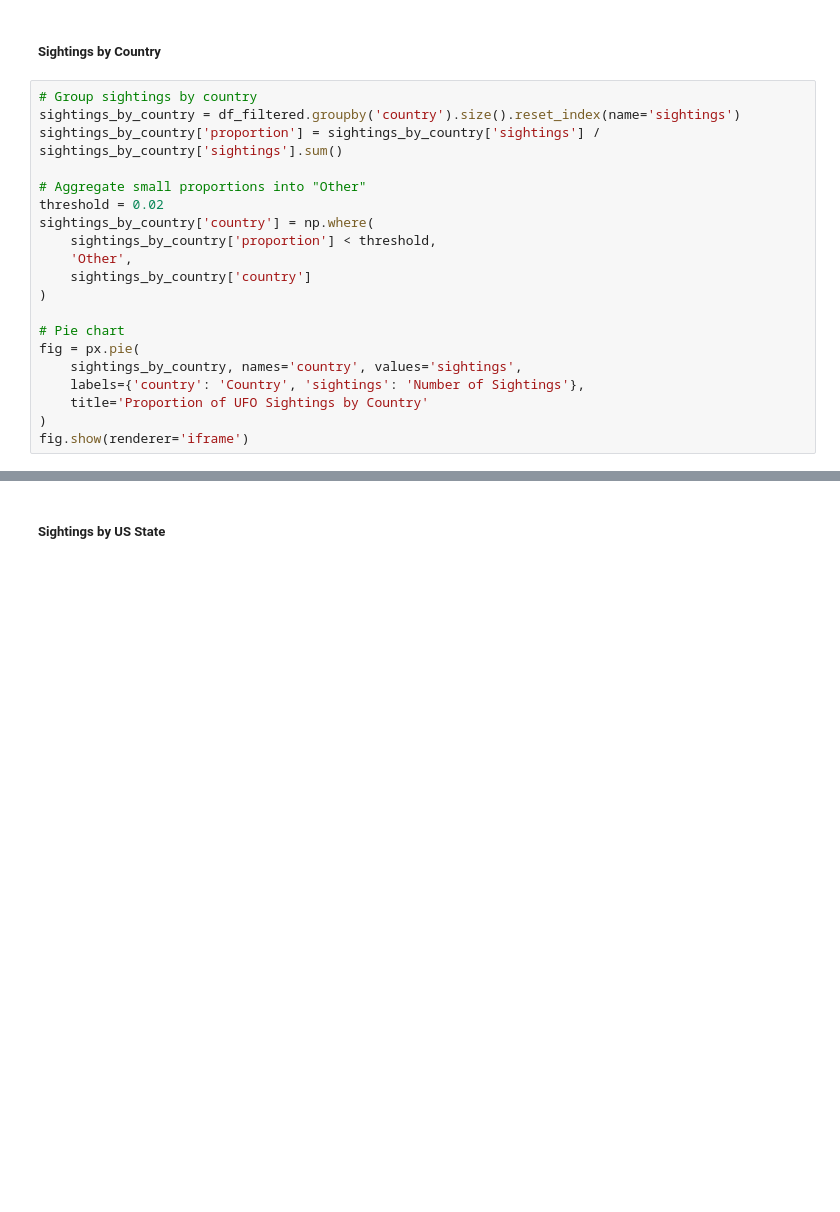
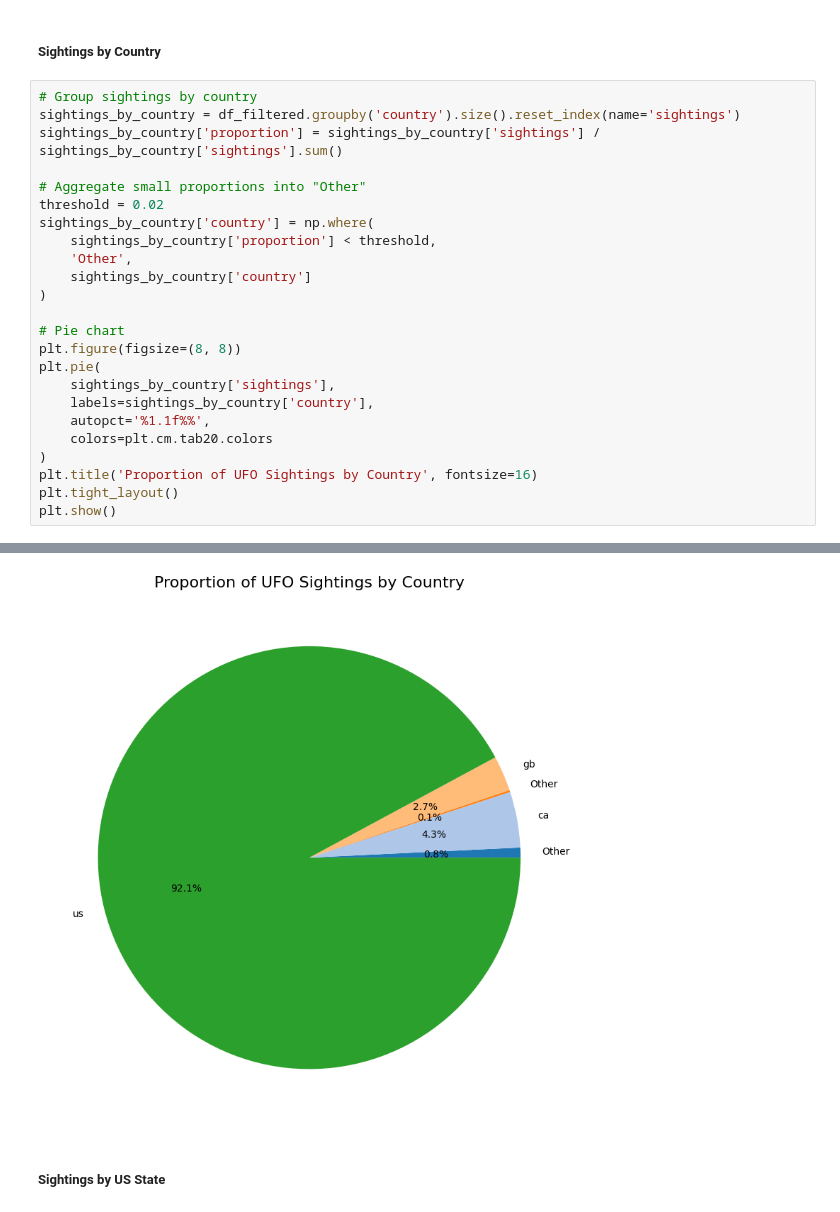
Before and after one commit to Sayedta91/Data-Analysis-UFO-Sightings, a Jupyter notebook: UFO-Sightings.ipynb, the cells around one changed output, grey strips where cells are left out. Drawn from its saved outputs; the diff is of its cells as text; blank space fills up the shorter version.

```diff
--- a/UFO-Sightings.ipynb
+++ b/UFO-Sightings.ipynb
@@ -216,10 +225,14 @@ sightings_by_country['country'] = np.where(
 )
 
 # Pie chart
-fig = px.pie(
-    sightings_by_country, names='country', values='sightings',
-    labels={'country': 'Country', 'sightings': 'Number of Sightings'},
-    title='Proportion of UFO Sightings by Country'
+plt.figure(figsize=(8, 8))
+plt.pie(
+    sightings_by_country['sightings'],
+    labels=sightings_by_country['country'],
+    autopct='%1.1f%%',
+    colors=plt.cm.tab20.colors
 )
-fig.show(renderer='iframe')
+plt.title('Proportion of UFO Sightings by Country', fontsize=16)
+plt.tight_layout()
+plt.show()
 # %% [output]
@@ -227,3 +239,4 @@ fig.show(renderer='iframe')
+[figure, added]
 # %% [markdown]
 ##### Sightings by US State
 # %%
```
Also changed, not shown: parts of 8 cells of this notebook.
